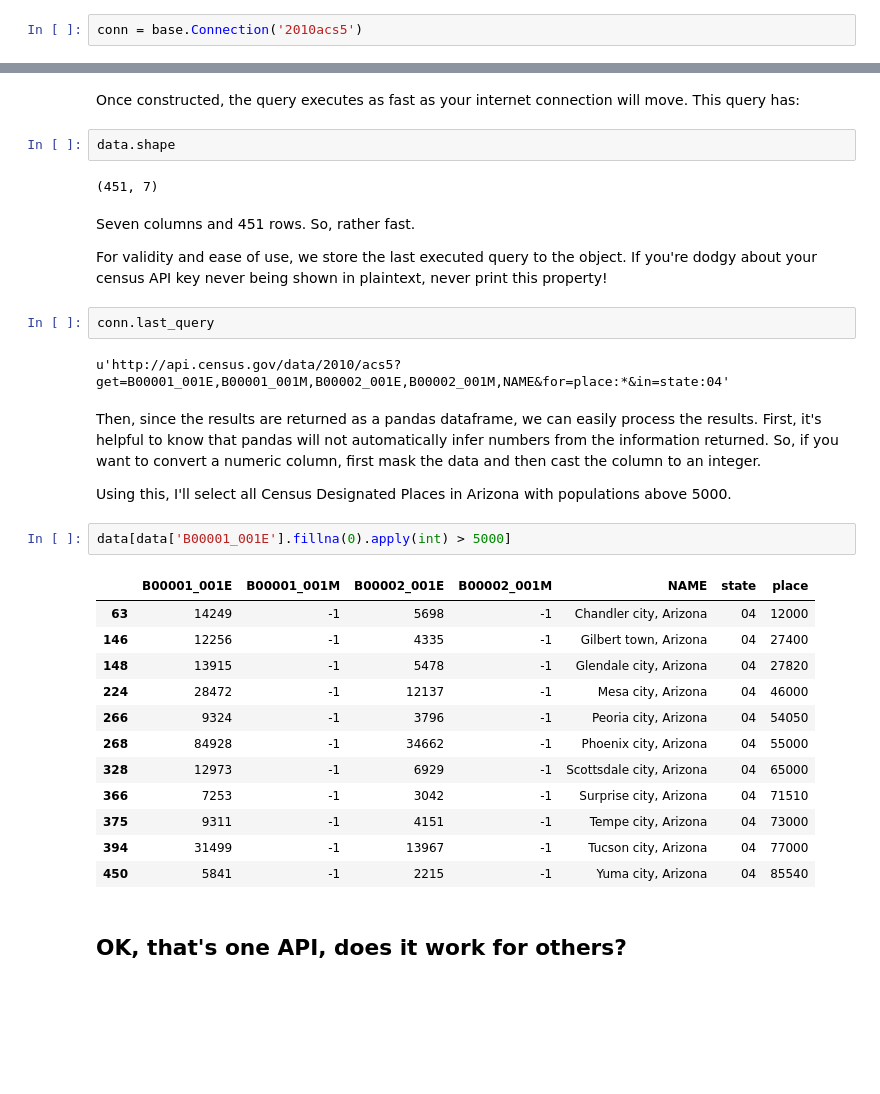
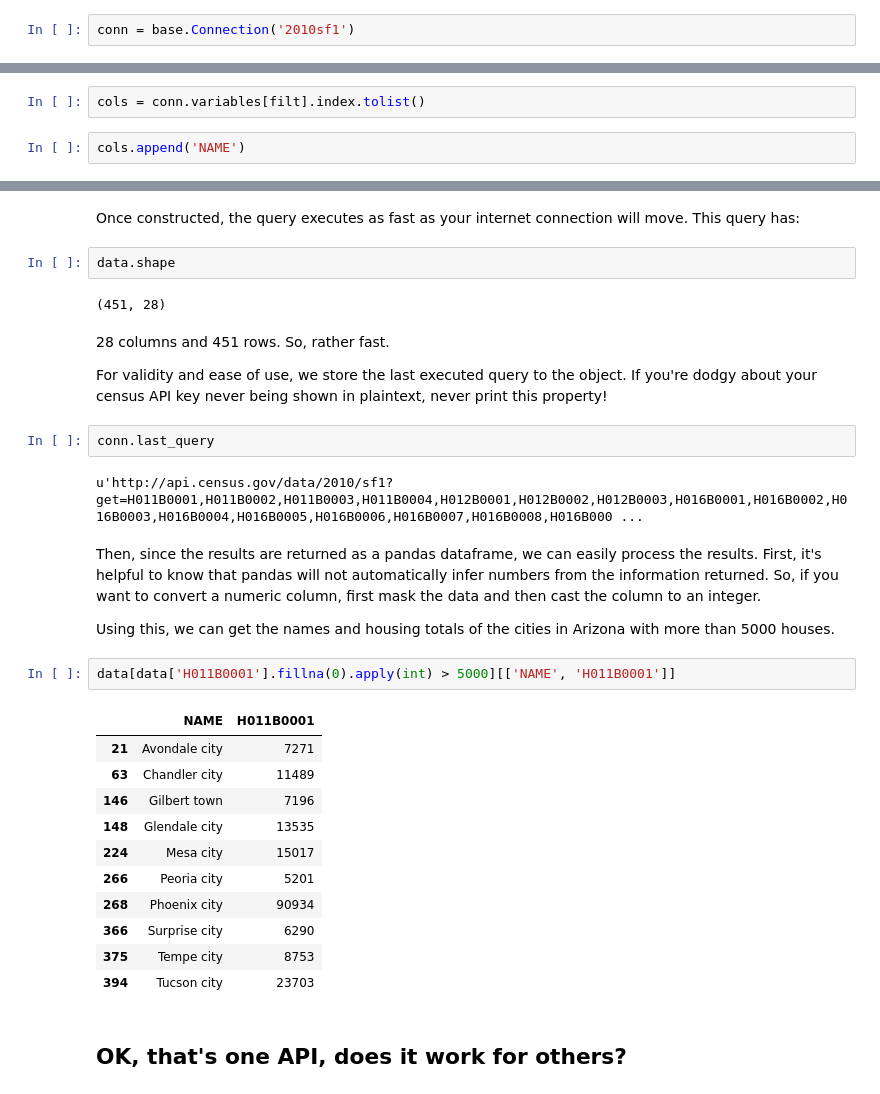
Before and after one commit to cenpy-devs/cenpy, a Jupyter notebook: demo.ipynb, the cells around one changed output, grey strips where cells are left out. Drawn from its saved outputs; the diff is of its cells as text; blank space fills up the shorter version.

```diff
--- a/demo.ipynb
+++ b/demo.ipynb
@@ -40,7 +40,7 @@ To actually connect to a database resource, you create a `Connection`. A `Connec
 # %%
 import cenpy.base as base
 # %%
-conn = base.Connection('2010acs5')
+conn = base.Connection('2010sf1')
 # %%
 conn
 # %% [output]
@@ -97,0 +131,4 @@ cols = ['B00001_001E', 'B00001_001M', 'B00002_001E', 'B00002_001M', 'NAME']
+# %%
+cols = conn.variables[filt].index.tolist()
+# %%
+cols.append('NAME')
@@ -112,34 +169,33 @@ Once constructed, the query executes as fast as your internet connection will mo
 # %%
 data.shape
 # %% [output]
-(451, 7)
+(451, 28)
 # %% [markdown]
-Seven columns and 451 rows. So, rather fast.
+28 columns and 451 rows. So, rather fast.
 
 For validity and ease of use, we store the last executed query to the object. If you're dodgy about your census API key never being shown in plaintext, never print this property!
 # %%
 conn.last_query
 # %% [output]
-u'http://api.census.gov/data/2010/acs5?get=B00001_001E,B00001_001M,B00002_001E,B00002_001M,NAME&for=place:*&in=state:04'
+u'http://api.census.gov/data/2010/sf1?get=H011B0001,H011B0002,H011B0003,H011B0004,H012B0001,H012B0002,H012B0003,H016B0001,H016B0002,H016B0003,H016B0004,H016B0005,H016B0006,H016B0007,H016B0008,H016B000 ...
 # %% [markdown]
 Then, since the results are returned as a pandas dataframe, we can easily process the results. First, it's helpful to know that pandas will not automatically infer numbers from the information returned. So, if you want to convert a numeric column, first mask the data and then cast the column to an integer.
 
-Using this, I'll select all Census Designated Places in Arizona with populations above 5000.
+Using this, we can get the names and housing totals of the cities in Arizona with more than 5000 houses.
 # %%
-data[data['B00001_001E'].fillna(0).apply(int) > 5000]
+data[data['H011B0001'].fillna(0).apply(int) > 5000][['NAME', 'H011B0001']]
 # %% [output]
-|  | B00001_001E | B00001_001M | B00002_001E | B00002_001M | NAME | state | place |
-| 63 | 14249 | -1 | 5698 | -1 | Chandler city, Arizona | 04 | 12000 |
-| 146 | 12256 | -1 | 4335 | -1 | Gilbert town, Arizona | 04 | 27400 |
-| 148 | 13915 | -1 | 5478 | -1 | Glendale city, Arizona | 04 | 27820 |
-| 224 | 28472 | -1 | 12137 | -1 | Mesa city, Arizona | 04 | 46000 |
-| 266 | 9324 | -1 | 3796 | -1 | Peoria city, Arizona | 04 | 54050 |
-| 268 | 84928 | -1 | 34662 | -1 | Phoenix city, Arizona | 04 | 55000 |
-| 328 | 12973 | -1 | 6929 | -1 | Scottsdale city, Arizona | 04 | 65000 |
-| 366 | 7253 | -1 | 3042 | -1 | Surprise city, Arizona | 04 | 71510 |
-| 375 | 9311 | -1 | 4151 | -1 | Tempe city, Arizona | 04 | 73000 |
-| 394 | 31499 | -1 | 13967 | -1 | Tucson city, Arizona | 04 | 77000 |
-| 450 | 5841 | -1 | 2215 | -1 | Yuma city, Arizona | 04 | 85540 |
+|  | NAME | H011B0001 |
+| 21 | Avondale city | 7271 |
+| 63 | Chandler city | 11489 |
+| 146 | Gilbert town | 7196 |
+| 148 | Glendale city | 13535 |
+| 224 | Mesa city | 15017 |
+| 266 | Peoria city | 5201 |
+| 268 | Phoenix city | 90934 |
+| 366 | Surprise city | 6290 |
+| 375 | Tempe city | 8753 |
+| 394 | Tucson city | 23703 |
 # %% [markdown]
 ## OK, that's one API, does it work for others?
 # %% [markdown]
```
Also changed, not shown: parts of 28 cells of this notebook, 1 other file.
